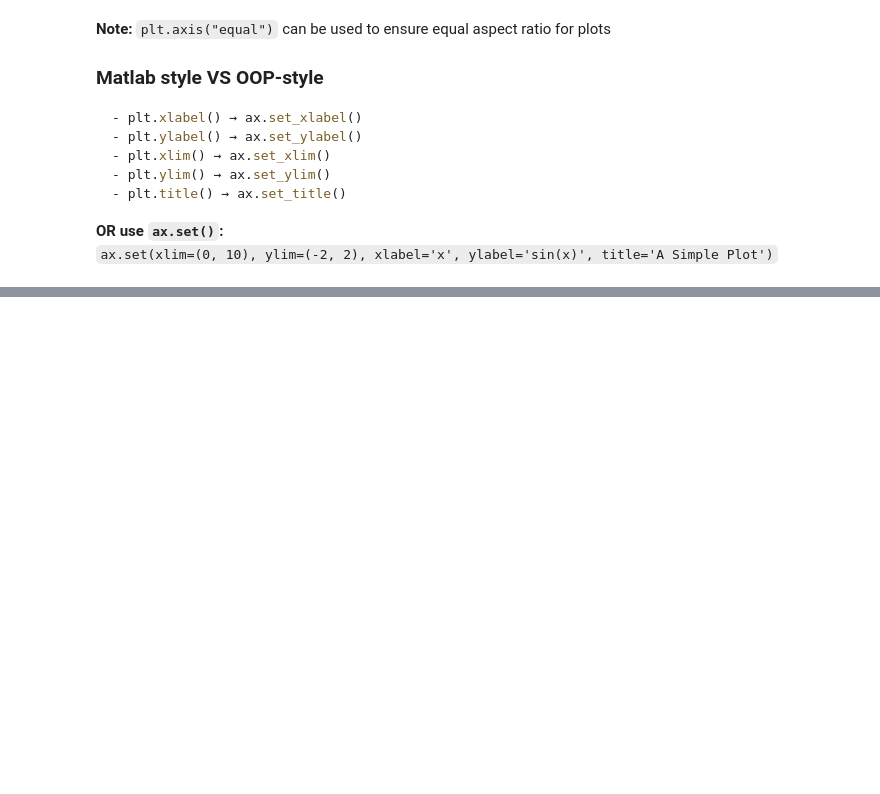
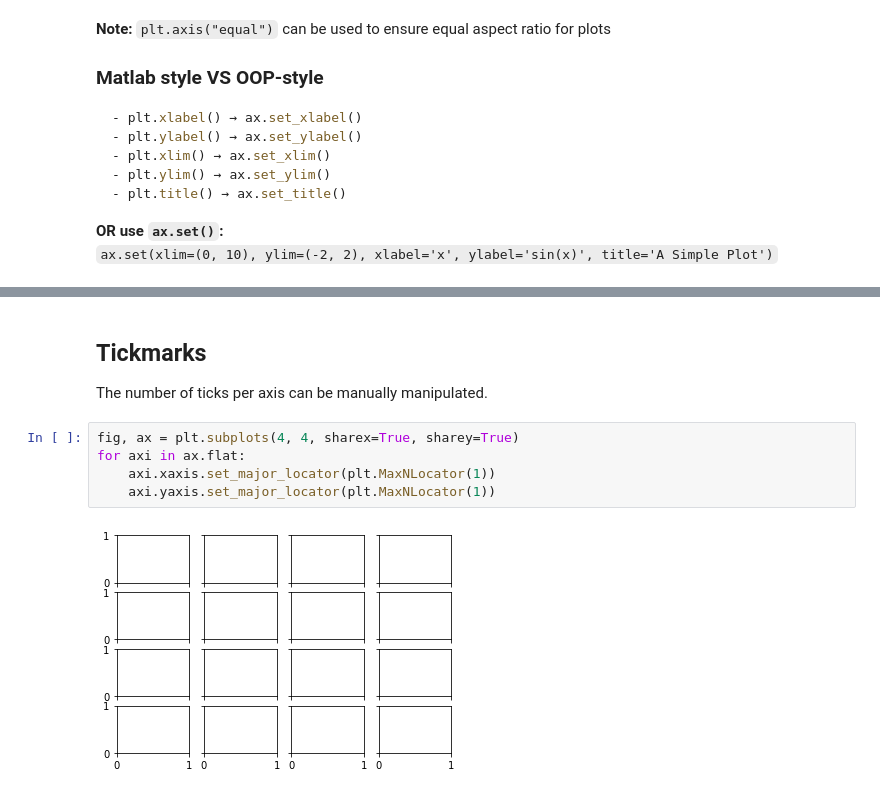
Before and after one commit to moritzwilksch/DataScienceEducation, a Jupyter notebook: PythonForDataScienceHandbook/NotesPythonDSHandbook.ipynb, the cells around one changed output, grey strips where cells are left out. Drawn from its saved outputs; the diff is of its cells as text; blank space fills up the shorter version.

```diff
--- a/PythonForDataScienceHandbook/NotesPythonDSHandbook.ipynb
+++ b/PythonForDataScienceHandbook/NotesPythonDSHandbook.ipynb
@@ -237,0 +245,10 @@ memory usage: 80.6+ KB
+# %% [markdown]
+## Tickmarks
+The number of ticks per axis can be manually manipulated.
+# %%
+fig, ax = plt.subplots(4, 4, sharex=True, sharey=True)
+for axi in ax.flat:
+    axi.xaxis.set_major_locator(plt.MaxNLocator(1))
+    axi.yaxis.set_major_locator(plt.MaxNLocator(1))
+# %% [output]
+[figure, added]
```
Also changed, not shown: parts of 9 cells of this notebook.
